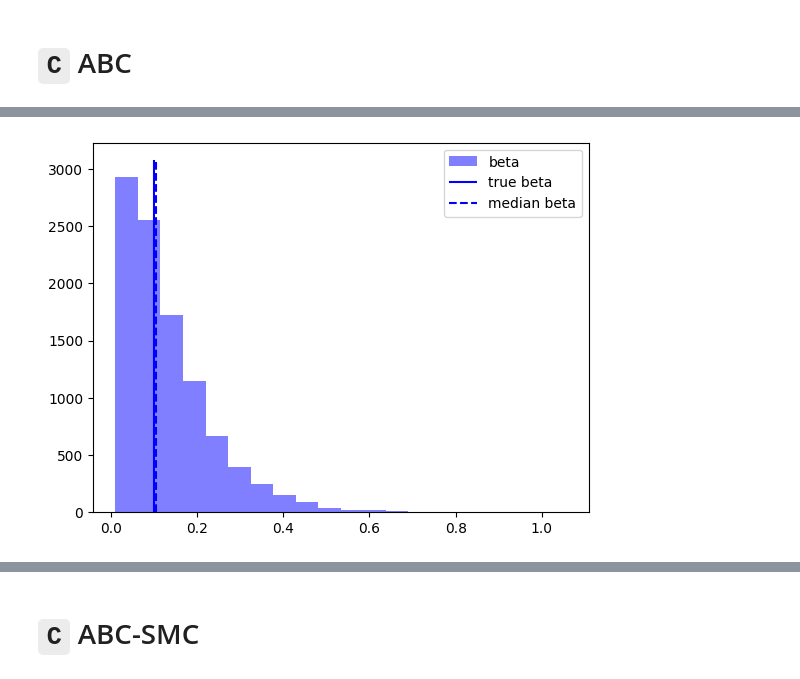
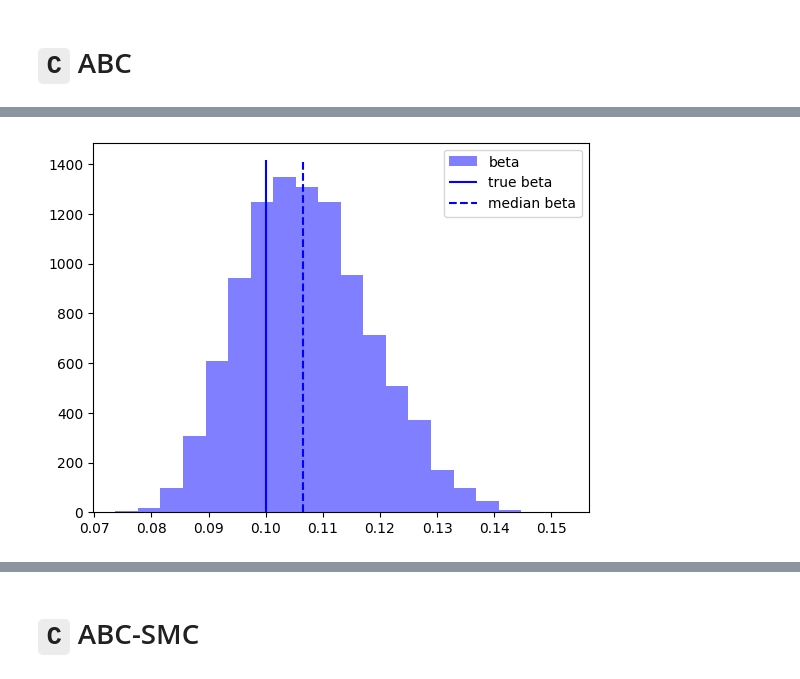
Before and after one commit to Berto70/abc_sir, a Jupyter notebook: py_code/abc_test.ipynb, the cells around one changed output, grey strips where cells are left out. Saved outputs shown, nothing was run; the diff lists cells and outputs as text; code cells hidden in the pictures.

Commit message:
edited and added plots. some analysis

```diff
--- a/py_code/abc_test.ipynb
+++ b/py_code/abc_test.ipynb
@@ -3,6 +3,10 @@ import numpy as np
 import matplotlib.pyplot as plt
 import pandas as pd
 import seaborn as sns
+import gc
+plt.rcParams['font.size'] = 13
+plt.rcParams['axes.labelsize'] = 16
+plt.rcParams['axes.linewidth'] = 1.5
 %matplotlib inline
 # %% [markdown]
 # `py` ABC
@@ -134,12 +316,12 @@ plt.plot(data_c['beta'], data_c['gamma'], 'o', alpha=0.1)
 # %%
-plt.hist(data_c['beta'], bins=20, alpha=0.5, color='blue', label='beta')
+plt.hist(data_c20['beta'], bins=20, alpha=0.5, color='blue', label='beta')
 ymin, ymax = plt.ylim()
 plt.vlines(0.1, ymin, ymax, color='blue', label='true beta')
-plt.vlines(np.median(data_c['beta']), ymin, ymax, color='blue', linestyle='dashed', label='median beta')
+plt.vlines(np.median(data_c20['beta']), ymin, ymax, color='blue', linestyle='dashed', label='median beta')
 plt.legend()
 plt.show()
 # %% [output]
-[figure, old version]
+[figure, new version]
 # %%
 plt.hist(data_c['gamma'], bins=20, alpha=0.5, color='blue', label='gamma')
 ymin, ymax = plt.ylim()
```
Also changed, not shown: parts of 30 cells of this notebook.
